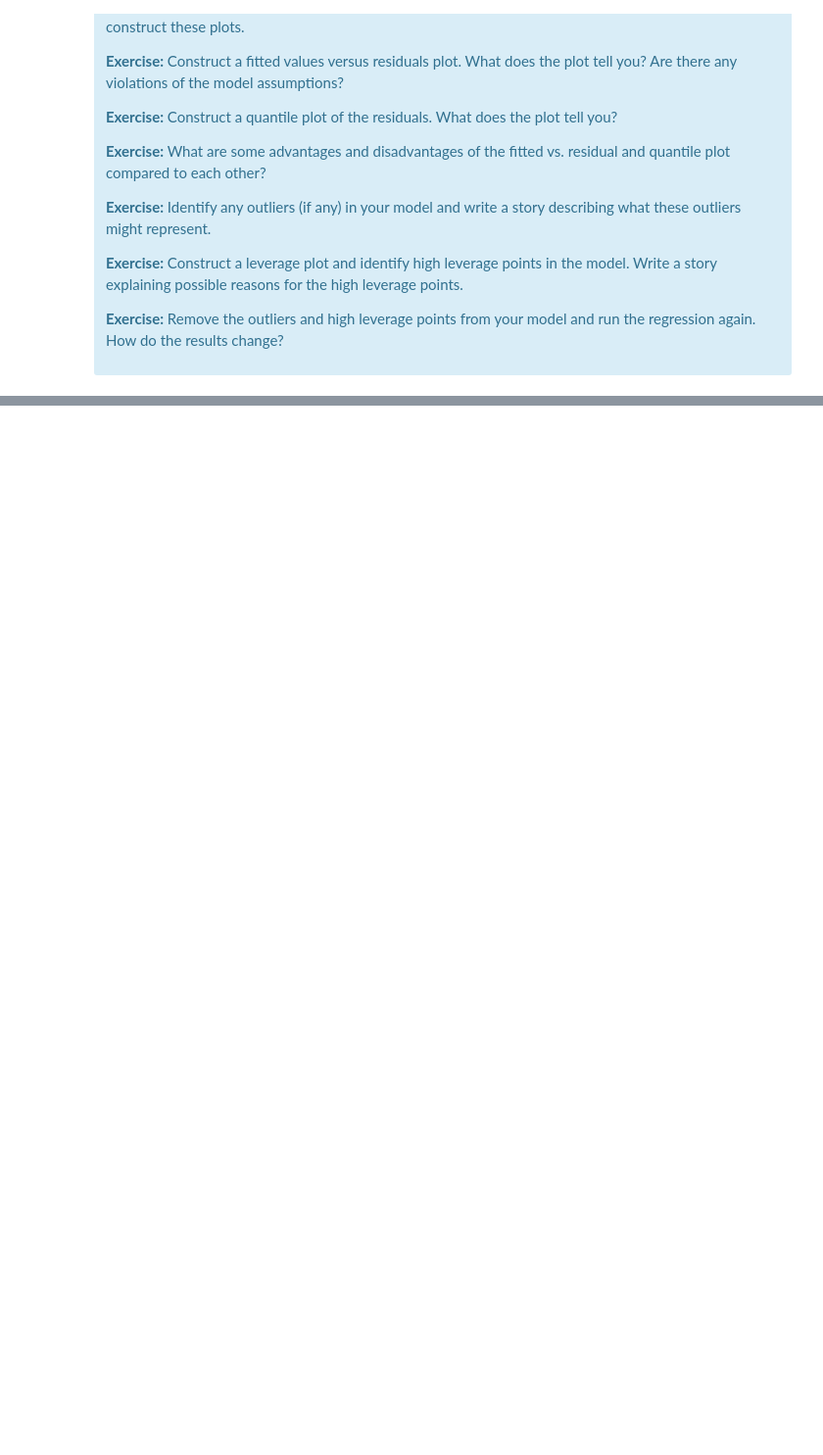
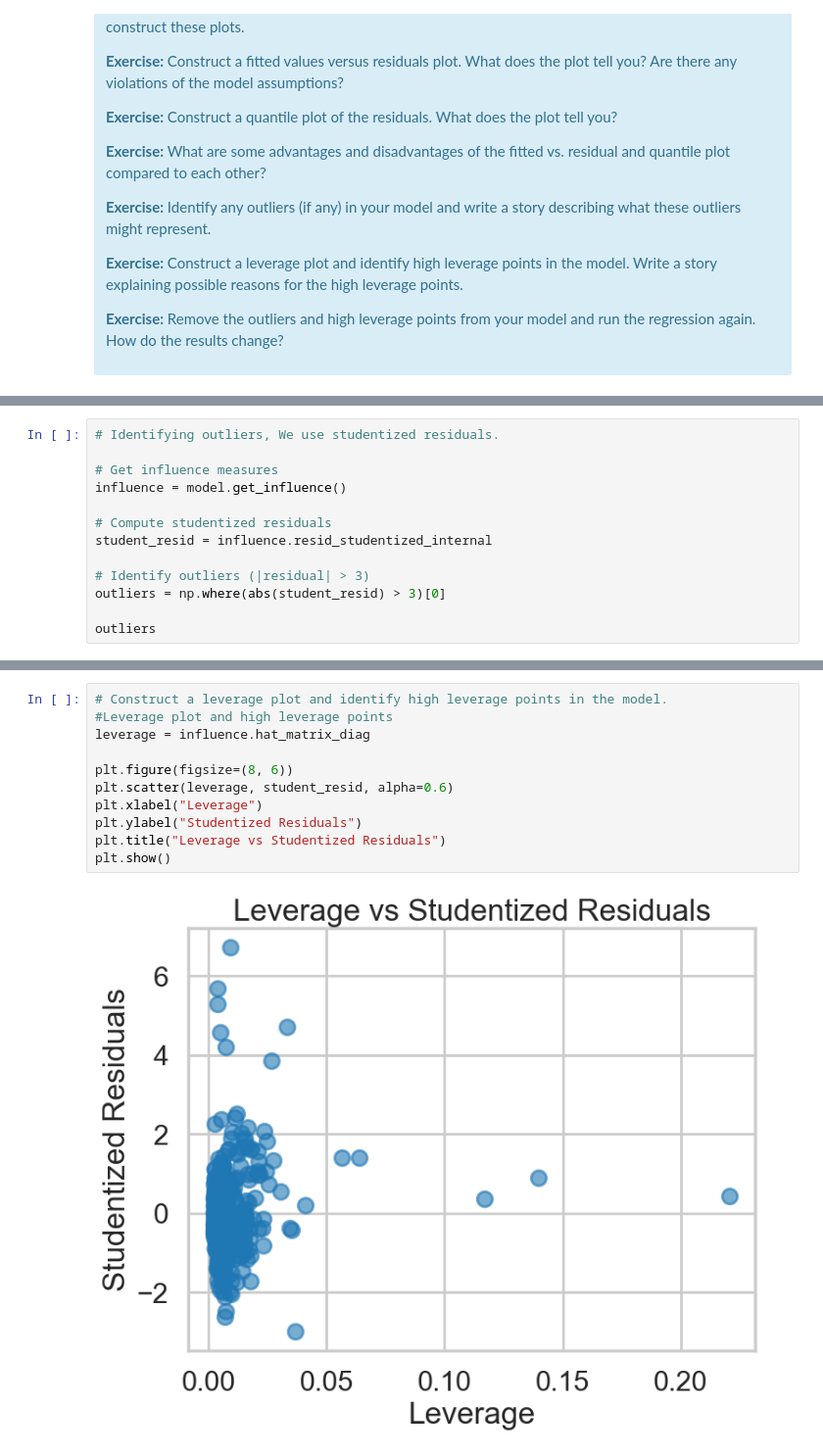
Before and after one commit to MIJUMBO/Boston-Housing---Case-Study-Using-Regression-in-Python, a Jupyter notebook: Mini_Project_Linear_Regression.ipynb, the cells around one changed output, grey strips where cells are left out. Shown at 98% size. Drawn from its saved outputs; the diff is of its cells as text; blank space fills up the shorter version.

```diff
--- a/Mini_Project_Linear_Regression.ipynb
+++ b/Mini_Project_Linear_Regression.ipynb
@@ -1003,0 +1067,13 @@ There are some other issues that are important investigate with linear regressio
+# %%
+# Identifying outliers, We use studentized residuals.
+
+# Get influence measures
+influence = model.get_influence()
+
+# Compute studentized residuals
+student_resid = influence.resid_studentized_internal
+
+# Identify outliers (|residual| > 3)
+outliers = np.where(abs(student_resid) > 3)[0]
+
+outliers
@@ -1003,0 +1085,13 @@ There are some other issues that are important investigate with linear regressio
+# %%
+# Construct a leverage plot and identify high leverage points in the model.
+#Leverage plot and high leverage points
+leverage = influence.hat_matrix_diag
+
+plt.figure(figsize=(8, 6))
+plt.scatter(leverage, student_resid, alpha=0.6)
+plt.xlabel("Leverage")
+plt.ylabel("Studentized Residuals")
+plt.title("Leverage vs Studentized Residuals")
+plt.show()
+# %% [output]
+[figure, added]
```
Also changed, not shown: parts of 12 cells of this notebook.
